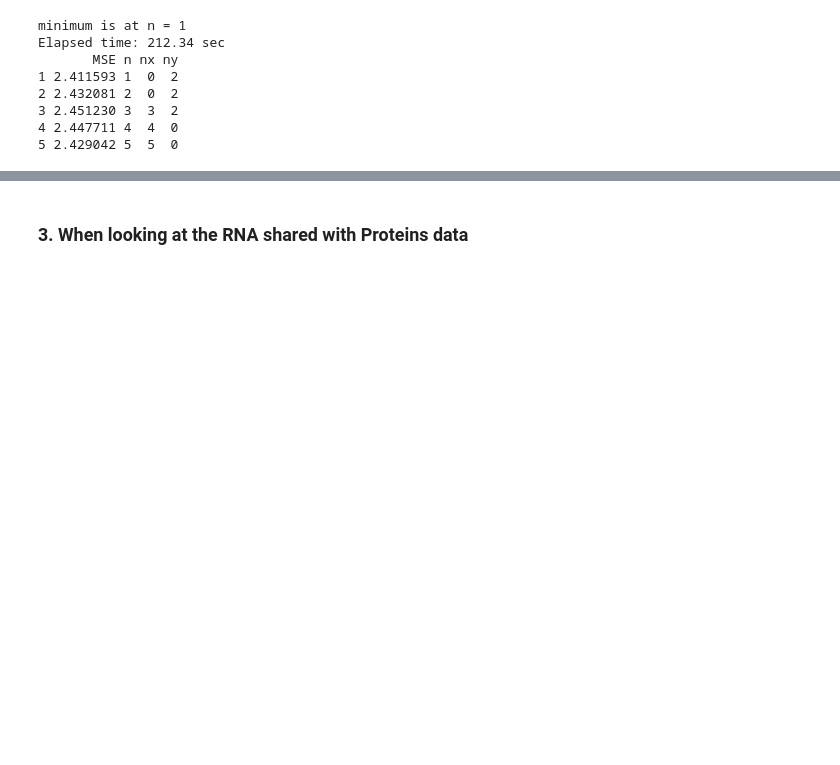
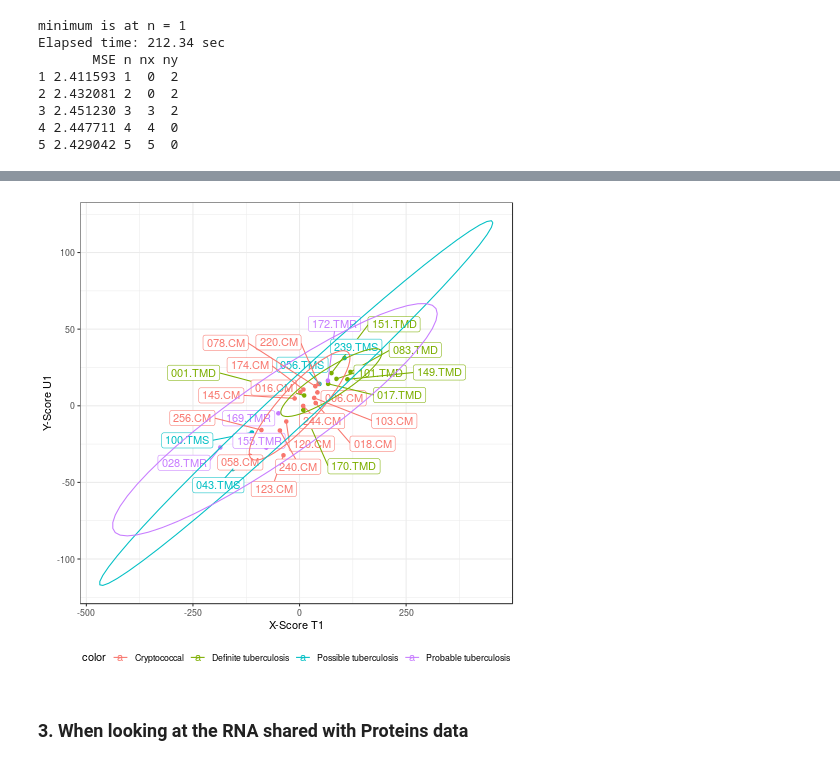
Before and after one commit to krassowski/meningitis-integration, a Jupyter notebook: analyses/integration/O(2)PLS.ipynb, the cells around one changed output, grey strips where cells are left out. Cells and saved outputs as stored; diff of their text form; code cells hidden in the pictures; blank space fills up the shorter version.

```diff
--- a/analyses/integration/O(2)PLS.ipynb
+++ b/analyses/integration/O(2)PLS.ipynb
@@ -449,4 +450,7 @@ Elapsed time: 212.34 sec
 4 2.447711 4  4  0
 5 2.429042 5  5  0
 # %%
-meningitis_full = clinical.loc[ra_all_tm.index].Meningitis
+meningitis_full = clinical.loc[ra_all_tm.index].Meningitis_with_tuberculosis_status
+# %%
+%%R
+fit_tm = o2m(center(ra_all_tm), center(pa_all_tm), n=1, nx=4, ny=0, p_thresh=1)
@@ -453,2 +491,7 @@ meningitis_full = clinical.loc[ra_all_tm.index].Meningitis
+# %%
+%%R -i meningitis_full
+scores_plot(fit_tm, color=meningitis_full) + nice_theme
+# %% [output]
+[figure, added]
 # %% [markdown]
 ### 3. When looking at the RNA shared with Proteins data
```
Also changed, not shown: parts of 21 cells of this notebook, 1 other file.
